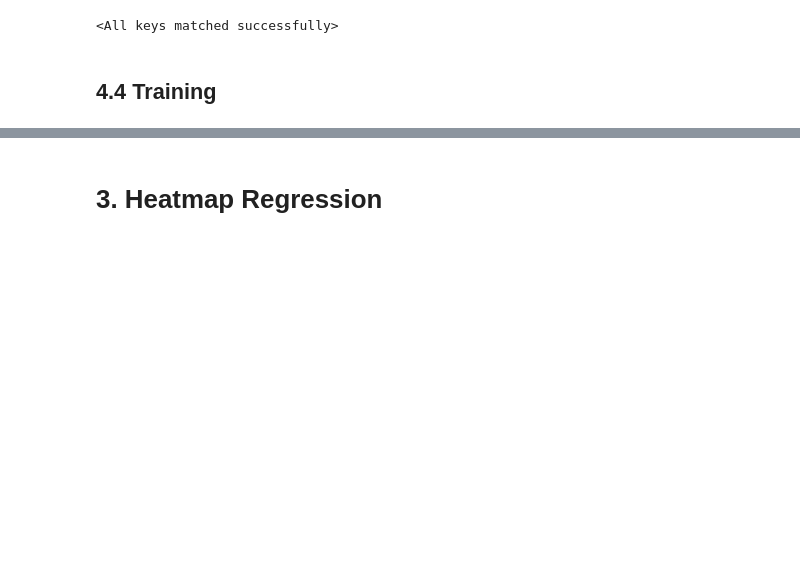
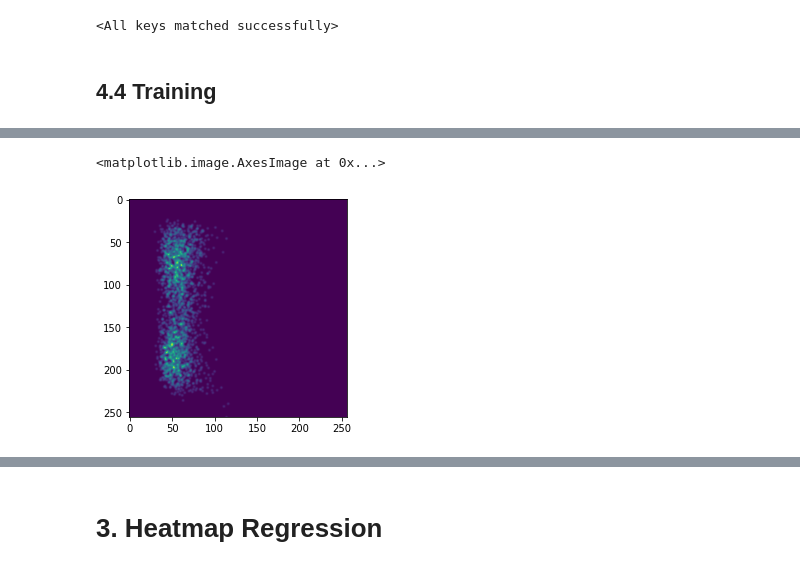
Before and after one commit to Pengchengzhi/Face-Alignment-DRF, a Jupyter notebook: Heatmap_each.ipynb, the cells around one changed output, grey strips where cells are left out. Cells and saved outputs as stored; diff of their text form; code cells hidden in the pictures; blank space fills up the shorter version.

```diff
--- a/Heatmap_each.ipynb
+++ b/Heatmap_each.ipynb
@@ -260,0 +339,7 @@ plt.plot(torch.arange(nIters),loss_hist.detach().numpy())
+# %%
+plot_heatmaps = pred_heatmaps.reshape(B,12,256,256).detach().cpu()
+plot_heatmaps = torch.sum(plot_heatmaps,axis=1)
+plt.imshow(plot_heatmaps[ith,:,:])
+# %% [output]
+<matplotlib.image.AxesImage at 0x...>
+[figure, added]
```
Also changed, not shown: parts of 12 cells of this notebook.
